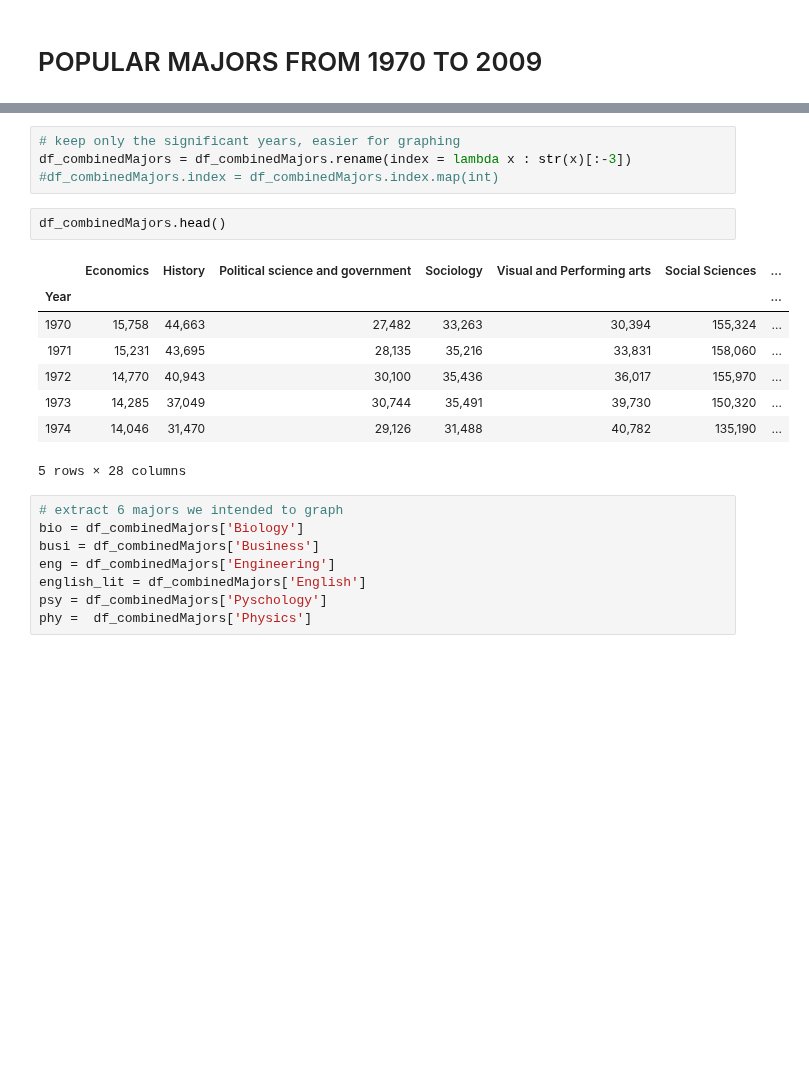
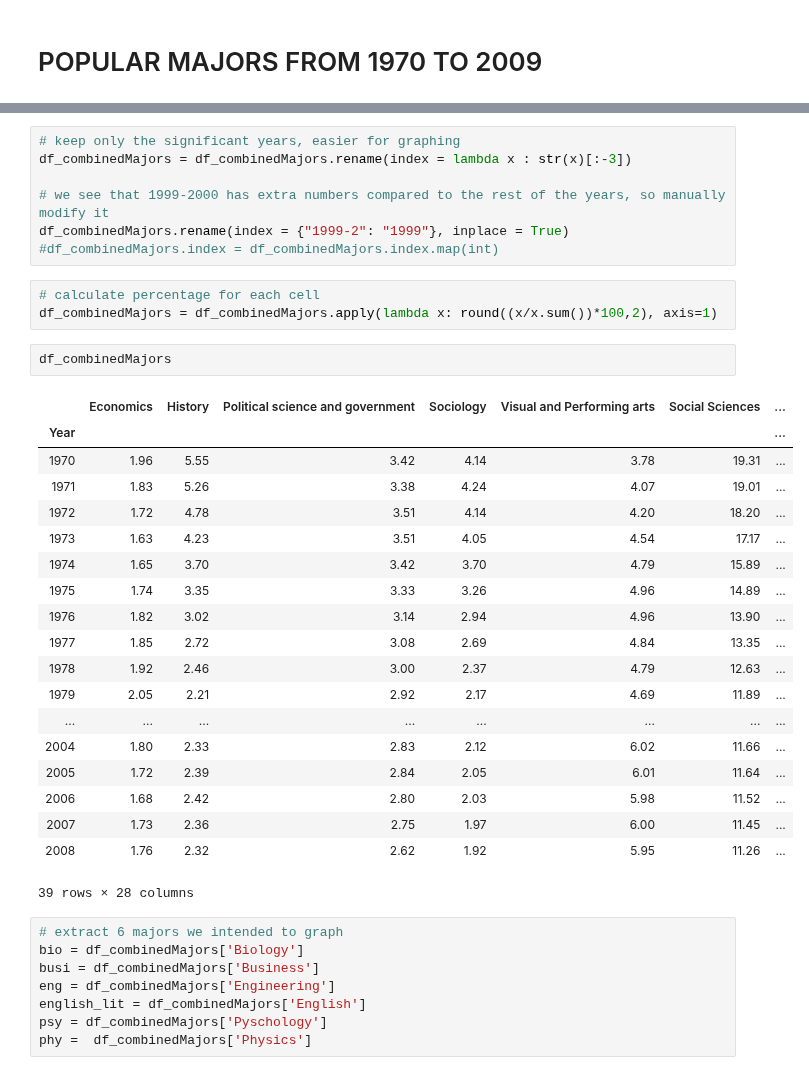
Before and after one commit to COGS108/group027, a Jupyter notebook: FinalProject.ipynb, the cells around one changed output, grey strips where cells are left out. Cells and saved outputs as stored; diff of their text form; blank space fills up the shorter version.

```diff
--- a/FinalProject.ipynb
+++ b/FinalProject.ipynb
@@ -315,18 +318,35 @@ df_combinedMajors.head()
 # %%
 # keep only the significant years, easier for graphing
 df_combinedMajors = df_combinedMajors.rename(index = lambda x : str(x)[:-3])
+
+# we see that 1999-2000 has extra numbers compared to the rest of the years, so manually modify it
+df_combinedMajors.rename(index = {"1999-2": "1999"}, inplace = True)
 #df_combinedMajors.index = df_combinedMajors.index.map(int)
+# %%
+# calculate percentage for each cell
+df_combinedMajors = df_combinedMajors.apply(lambda x: round((x/x.sum())*100,2), axis=1)
 # %%
-df_combinedMajors.head()
+df_combinedMajors
 # %% [output]
 |  | Economics | History | Political science and government | Sociology | Visual and Performing arts | Social Sciences | ... |
 | Year |  |  |  |  |  |  | ... |
-| 1970 | 15,758 | 44,663 | 27,482 | 33,263 | 30,394 | 155,324 | ... |
-| 1971 | 15,231 | 43,695 | 28,135 | 35,216 | 33,831 | 158,060 | ... |
-| 1972 | 14,770 | 40,943 | 30,100 | 35,436 | 36,017 | 155,970 | ... |
-| 1973 | 14,285 | 37,049 | 30,744 | 35,491 | 39,730 | 150,320 | ... |
-| 1974 | 14,046 | 31,470 | 29,126 | 31,488 | 40,782 | 135,190 | ... |
+| 1970 | 1.96 | 5.55 | 3.42 | 4.14 | 3.78 | 19.31 | ... |
+| 1971 | 1.83 | 5.26 | 3.38 | 4.24 | 4.07 | 19.01 | ... |
+| 1972 | 1.72 | 4.78 | 3.51 | 4.14 | 4.20 | 18.20 | ... |
+| 1973 | 1.63 | 4.23 | 3.51 | 4.05 | 4.54 | 17.17 | ... |
+| 1974 | 1.65 | 3.70 | 3.42 | 3.70 | 4.79 | 15.89 | ... |
+| 1975 | 1.74 | 3.35 | 3.33 | 3.26 | 4.96 | 14.89 | ... |
+| 1976 | 1.82 | 3.02 | 3.14 | 2.94 | 4.96 | 13.90 | ... |
+| 1977 | 1.85 | 2.72 | 3.08 | 2.69 | 4.84 | 13.35 | ... |
+| 1978 | 1.92 | 2.46 | 3.00 | 2.37 | 4.79 | 12.63 | ... |
+| 1979 | 2.05 | 2.21 | 2.92 | 2.17 | 4.69 | 11.89 | ... |
+| ... | ... | ... | ... | ... | ... | ... | ... |
+| 2004 | 1.80 | 2.33 | 2.83 | 2.12 | 6.02 | 11.66 | ... |
+| 2005 | 1.72 | 2.39 | 2.84 | 2.05 | 6.01 | 11.64 | ... |
+| 2006 | 1.68 | 2.42 | 2.80 | 2.03 | 5.98 | 11.52 | ... |
+| 2007 | 1.73 | 2.36 | 2.75 | 1.97 | 6.00 | 11.45 | ... |
+| 2008 | 1.76 | 2.32 | 2.62 | 1.92 | 5.95 | 11.26 | ... |
-5 rows × 28 columns
+39 rows × 28 columns
 # %%
 # extract 6 majors we intended to graph
 bio = df_combinedMajors['Biology']
```
Also changed, not shown: parts of 2 cells of this notebook, 1 other file.
